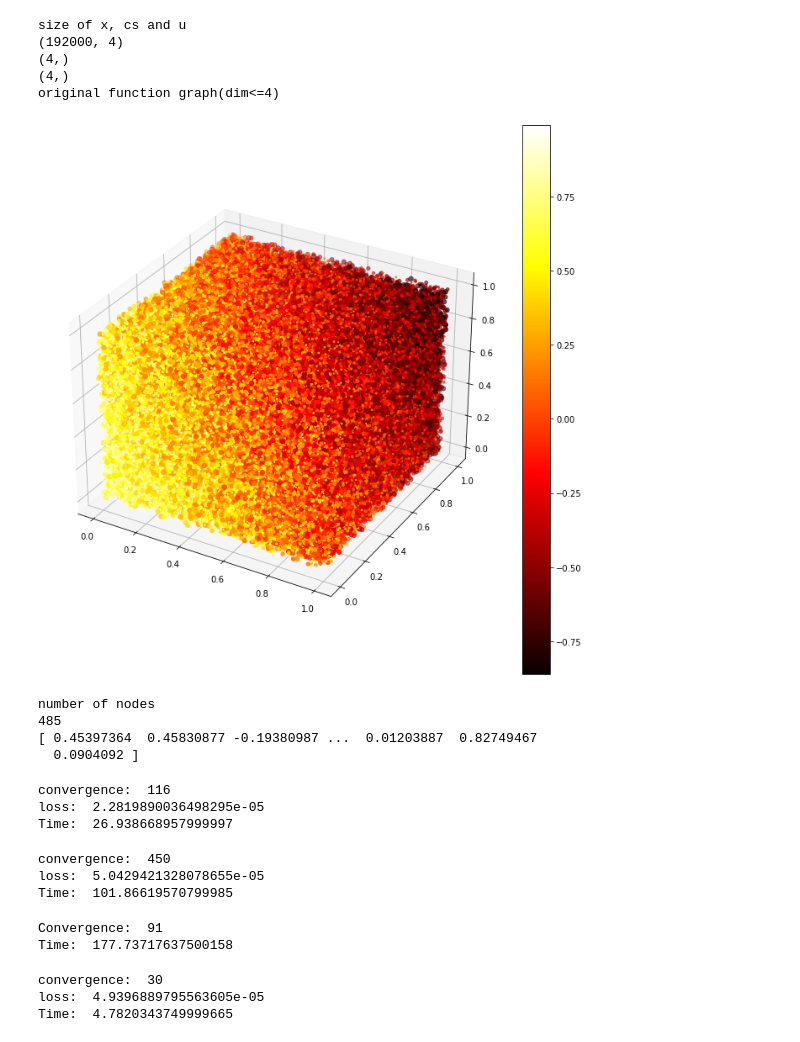
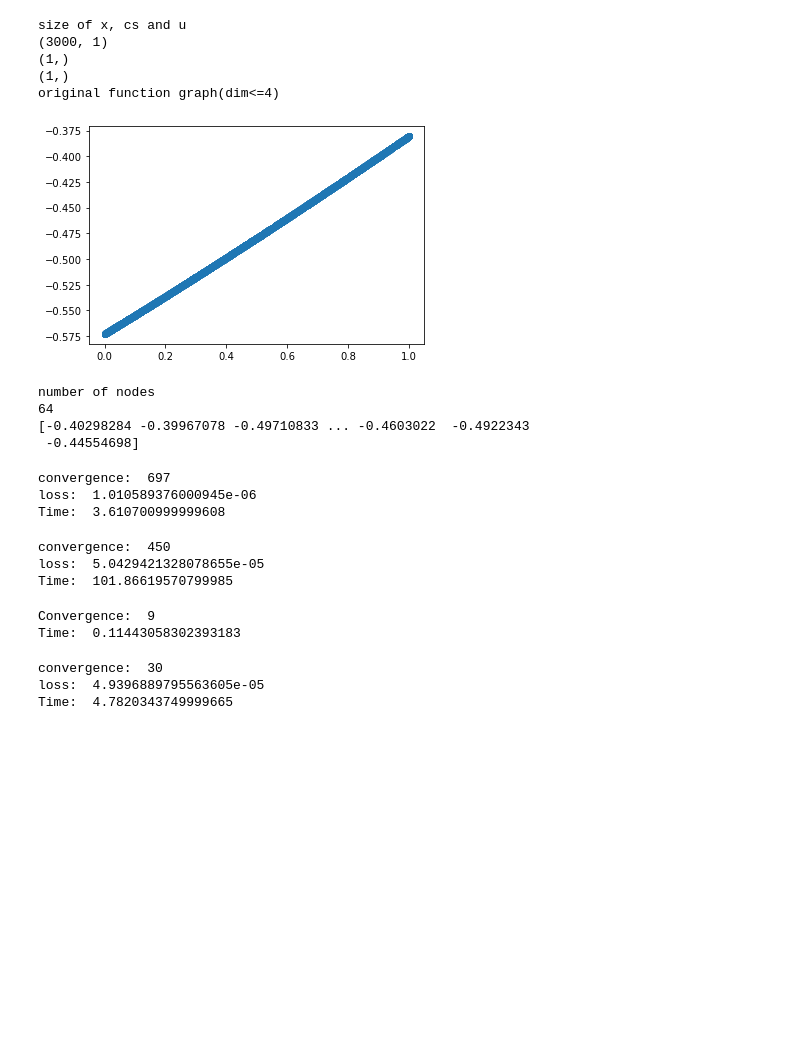
Before and after one commit to MinwooKim1990/disser, a Jupyter notebook: Using Neural Networks for Fast Numerical Integration and Optimization.ipynb, the cells around one changed output. Drawn from its saved outputs; the diff is of its cells as text; code cells hidden in the pictures; blank space fills up the shorter version.

```diff
--- a/Using Neural Networks for Fast Numerical Integration and Optimization.ipynb
+++ b/Using Neural Networks for Fast Numerical Integration and Optimization.ipynb
@@ -272,33 +278,33 @@ def symbolicval2(ndiff, nfix):
 ################### Initialize value ######################
 # %%
 # Original values
-dim, N, x, u, cs = init(4)
+dim, N, x, u, cs = init(1)
 y = oscil(x)
 #y = prod(x)
 # test and validation divide 95%
 trainx, testx, trainy, testy = train_test_split(x, y, test_size = 0.05)
 k = node(dim,N)
 
 print('size of x, cs and u')
 print(x.shape)
 print(cs.shape)
 print(u.shape)
 print('original function graph(dim<=4)')
 graph(dim,x,y)
 print('number of nodes')
 print(k)
 print(y)
 # %% [output]
 size of x, cs and u
-(192000, 4)
-(4,)
-(4,)
+(3000, 1)
+(1,)
+(1,)
 original function graph(dim<=4)
-[figure, old version]
+[figure, new version]
 number of nodes
-485
-[ 0.45397364  0.45830877 -0.19380987 ...  0.01203887  0.82749467
-  0.0904092 ]
+64
+[-0.40298284 -0.39967078 -0.49710833 ... -0.4603022  -0.4922343
+ -0.44554698]
 # %%
 # Normalised value
 ys = ynorm(oscil(x),1,0)
@@ -321,9 +327,9 @@ print('loss: ', mlp_reg.best_loss_)
 stop = timeit.default_timer()
 print('Time: ', stop - start)
 # %% [output]
-convergence:  116
-loss:  2.2819890036498295e-05
-Time:  26.938668957999997
+convergence:  697
+loss:  1.010589376000945e-06
+Time:  3.610700999999608
 # %%
 start = timeit.default_timer()
 # mlpregression with logistic activation with changed hyperparameter sgd
@@ -354,8 +360,8 @@ print('Convergence: ',mlp_reg_lb.n_iter_)
 stop = timeit.default_timer()
 print('Time: ', stop - start)
 # %% [output]
-Convergence:  91
-Time:  177.73717637500158
+Convergence:  9
+Time:  0.11443058302393183
 # %%
 start = timeit.default_timer()
 # mlpregression with identity activation
```
Also changed, not shown: parts of 9 cells of this notebook, 1 other file.
